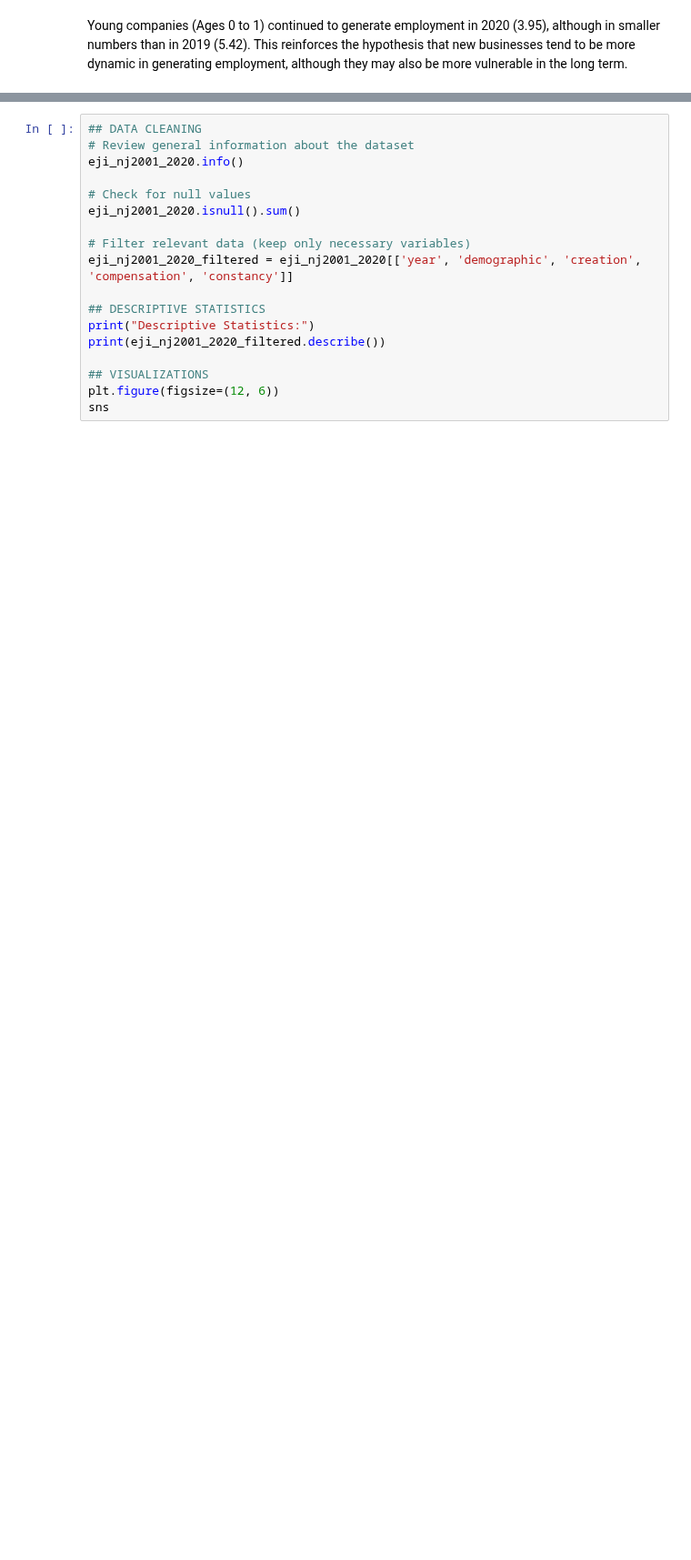
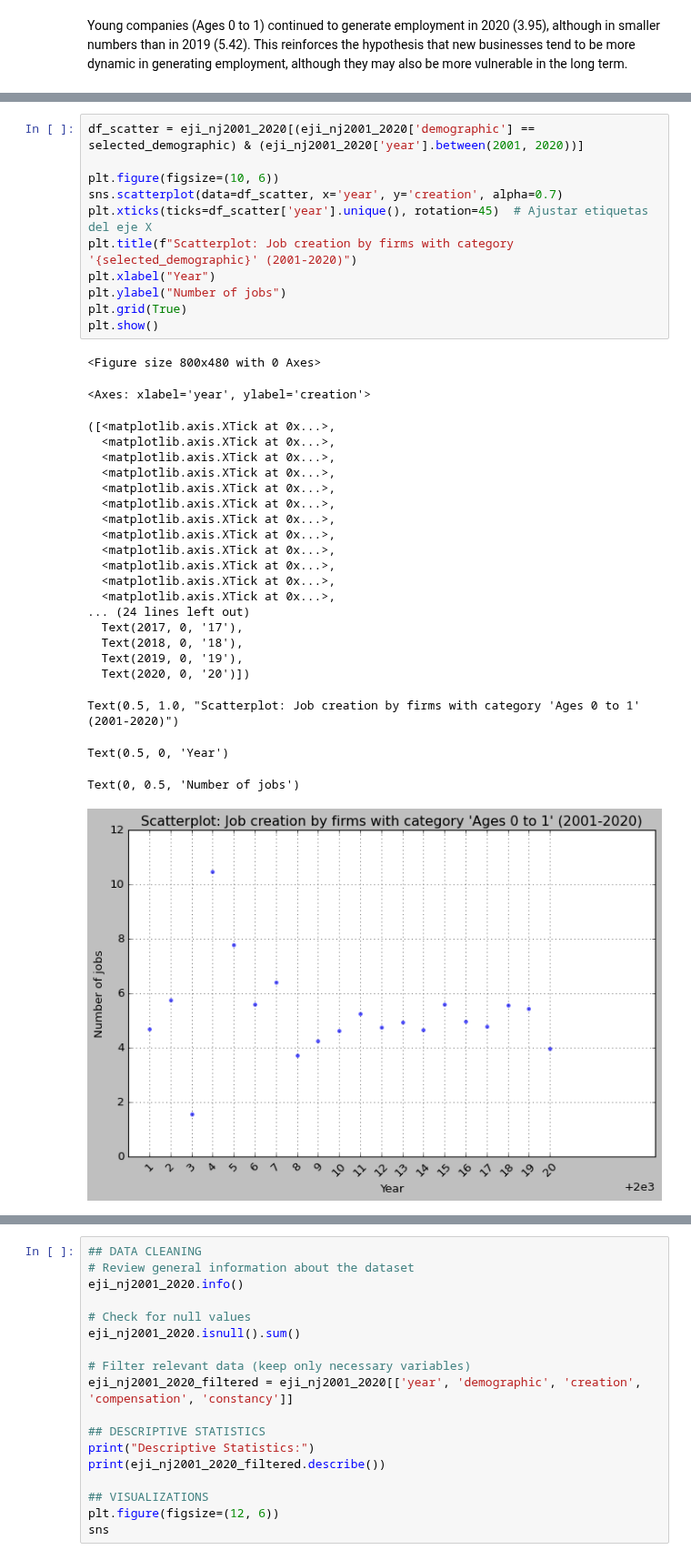
Before and after one commit to shirleyrutgers/DataVis, a Jupyter notebook: ps0.ipynb, the cells around one changed output, grey strips where cells are left out. Shown at 91% size. Saved outputs shown, nothing was run; the diff lists cells and outputs as text; blank space fills up the shorter version.

```diff
--- a/ps0.ipynb
+++ b/ps0.ipynb
@@ -347,0 +362,35 @@ This reinforces the hypothesis that new businesses tend to be more dynamic in ge
+# %%
+df_scatter = eji_nj2001_2020[(eji_nj2001_2020['demographic'] == selected_demographic) & (eji_nj2001_2020['year'].between(2001, 2020))]
+
+plt.figure(figsize=(10, 6))
+sns.scatterplot(data=df_scatter, x='year', y='creation', alpha=0.7)
+plt.xticks(ticks=df_scatter['year'].unique(), rotation=45)  # Ajustar etiquetas del eje X
+plt.title(f"Scatterplot: Job creation by firms with category '{selected_demographic}' (2001-2020)")
+plt.xlabel("Year")
+plt.ylabel("Number of jobs")
+plt.grid(True)
+plt.show()
+# %% [output]
+<Figure size 800x480 with 0 Axes>
+<Axes: xlabel='year', ylabel='creation'>
+([<matplotlib.axis.XTick at 0x...>,
+  <matplotlib.axis.XTick at 0x...>,
+  <matplotlib.axis.XTick at 0x...>,
+  <matplotlib.axis.XTick at 0x...>,
+  <matplotlib.axis.XTick at 0x...>,
+  <matplotlib.axis.XTick at 0x...>,
+  <matplotlib.axis.XTick at 0x...>,
+  <matplotlib.axis.XTick at 0x...>,
+  <matplotlib.axis.XTick at 0x...>,
+  <matplotlib.axis.XTick at 0x...>,
+  <matplotlib.axis.XTick at 0x...>,
+  <matplotlib.axis.XTick at 0x...>,
+... (24 lines left out)
+  Text(2017, 0, '17'),
+  Text(2018, 0, '18'),
+  Text(2019, 0, '19'),
+  Text(2020, 0, '20')])
+Text(0.5, 1.0, "Scatterplot: Job creation by firms with category 'Ages 0 to 1' (2001-2020)")
+Text(0.5, 0, 'Year')
+Text(0, 0.5, 'Number of jobs')
+[figure, added]
```
Also changed, not shown: parts of 6 cells of this notebook.
